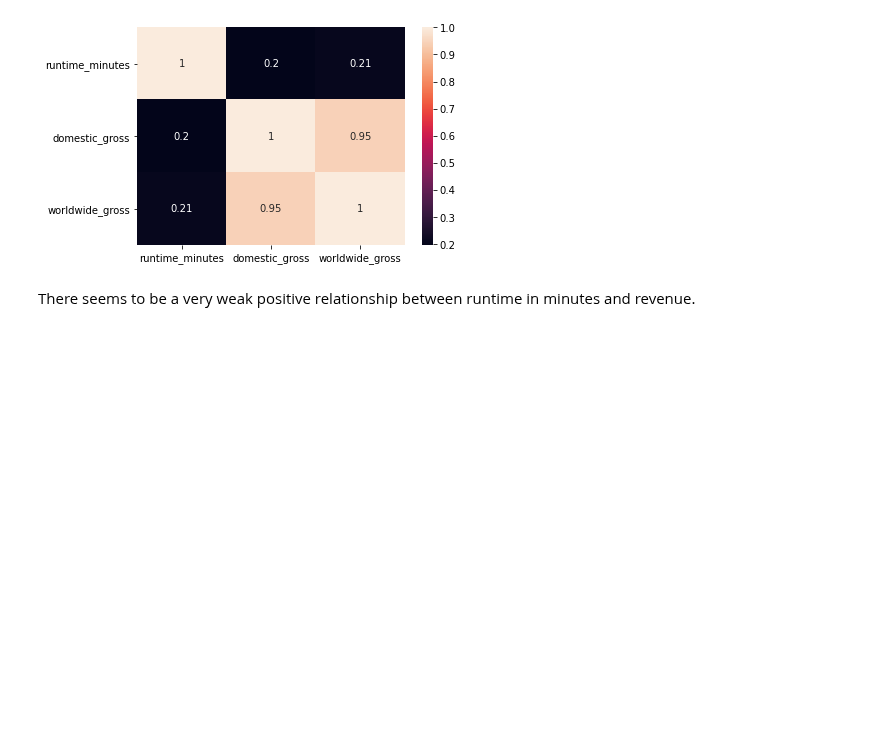
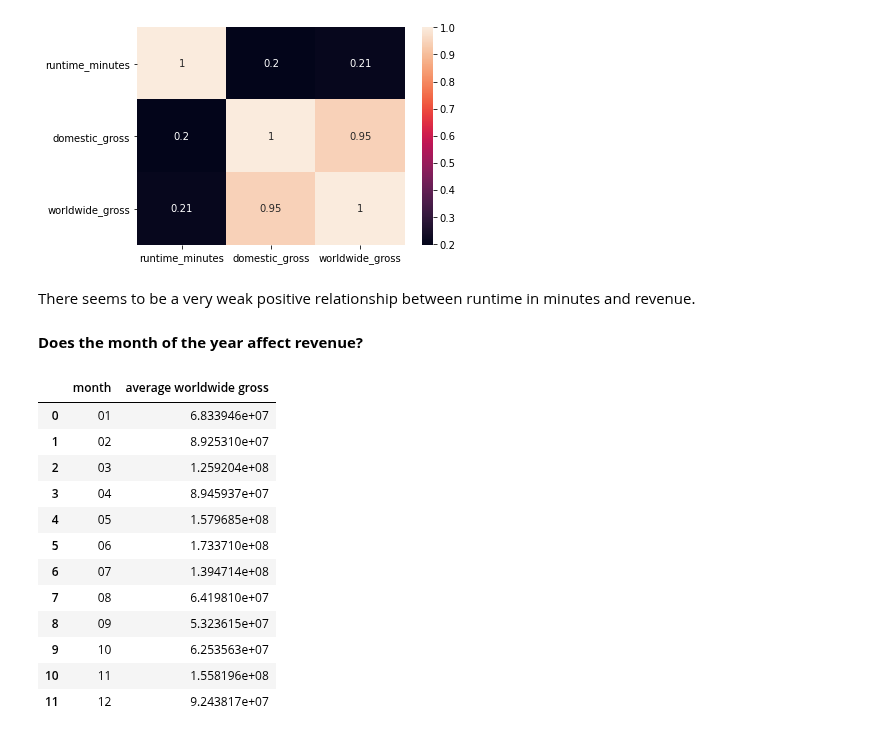
Before and after one commit to Graham-49/Phase2-project, a Jupyter notebook: notebooks/victor.ipynb, the cells around one changed output. Saved outputs shown, nothing was run; the diff lists cells and outputs as text; code cells hidden in the pictures; blank space fills up the shorter version.

```diff
--- a/notebooks/victor.ipynb
+++ b/notebooks/victor.ipynb
@@ -90,13 +103,14 @@ memory usage: 271.0+ KB
 # %%
-from pandasql import sqldf
+# Merging datasets.
 pysqldf=lambda q: sqldf(q,globals())
-query4='''
+query3='''
 SELECT *
     FROM movie_basics_and_ratings AS mbr
     JOIN movie_budgets
     ON mbr.primary_title=movie_budgets.movie;
 '''
-movie_details_and_revenue=pysqldf(query4)
+movie_details_and_revenue=pysqldf(query3)
+movie_details_and_revenue.release_date = pd.to_datetime(movie_details_and_revenue.release_date)
 movie_details_and_revenue.info()
 # %% [output]
 <class 'pandas.core.frame.DataFrame'>
@@ -214,3 +229,27 @@ sns.heatmap(movie_details_and_revenue[['runtime_minutes','domestic_gross','world
 [figure]
 # %% [markdown]
 There seems to be a very weak positive relationship between runtime in minutes and revenue.
+# %% [markdown]
+**Does the month of the year affect revenue?**
+# %%
+query4='''
+SELECT strftime("%m", release_date) AS month, AVG(worldwide_gross) AS 'average worldwide gross'
+    FROM movie_details_and_revenue
+    GROUP BY month;
+'''
+monthly_average_revenue=pysqldf(query4)
+monthly_average_revenue
+# %% [output]
+|  | month | average worldwide gross |
+| 0 | 01 | 6.833946e+07 |
+| 1 | 02 | 8.925310e+07 |
+| 2 | 03 | 1.259204e+08 |
+| 3 | 04 | 8.945937e+07 |
+| 4 | 05 | 1.579685e+08 |
+| 5 | 06 | 1.733710e+08 |
+| 6 | 07 | 1.394714e+08 |
+| 7 | 08 | 6.419810e+07 |
+| 8 | 09 | 5.323615e+07 |
+| 9 | 10 | 6.253563e+07 |
+| 10 | 11 | 1.558196e+08 |
+| 11 | 12 | 9.243817e+07 |
```
Also changed, not shown: parts of 12 cells of this notebook.
